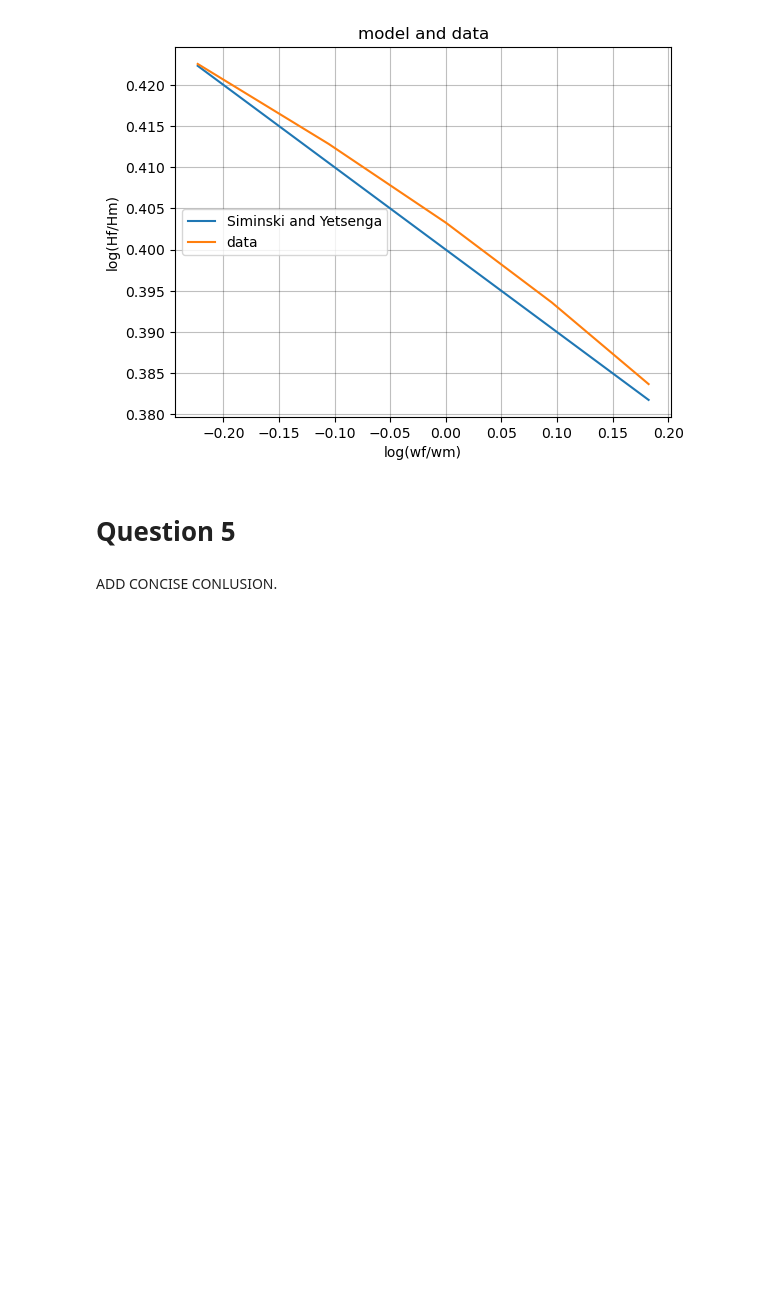
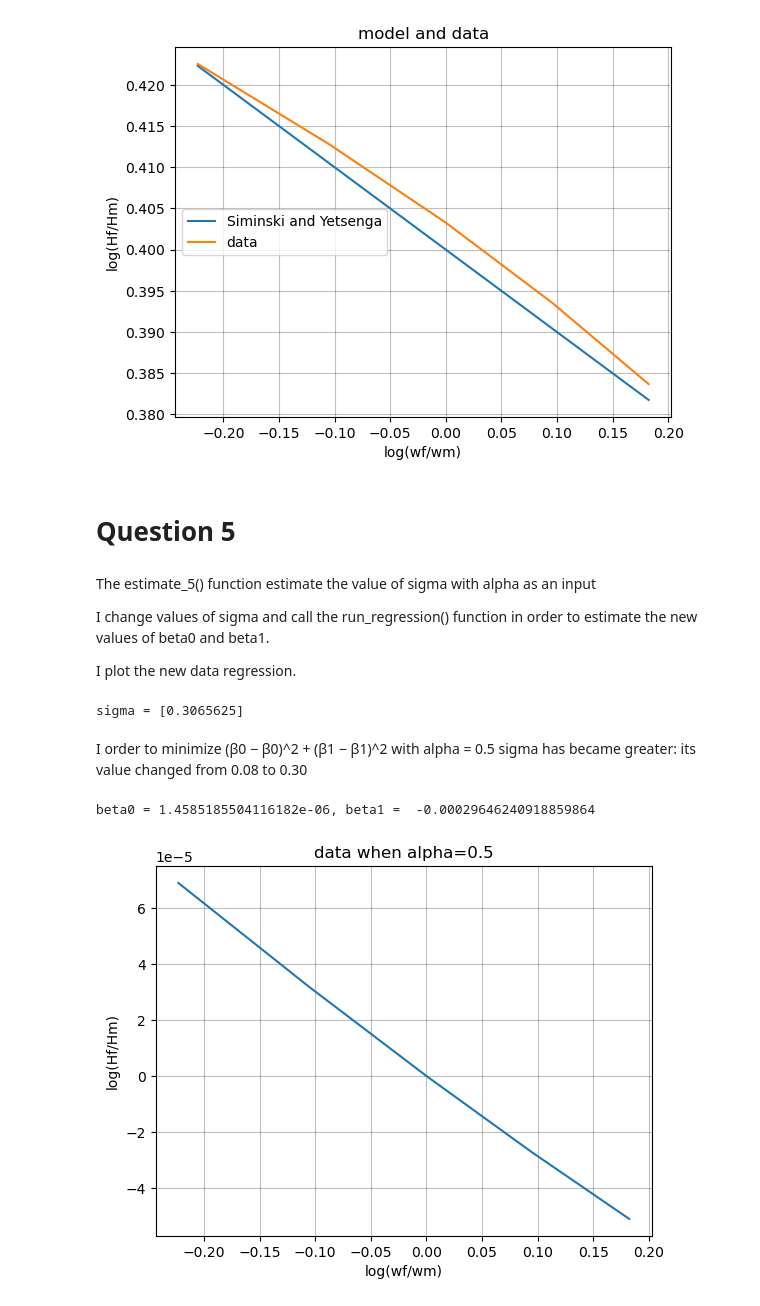
Before and after one commit to NumEconCopenhagen/projects-2023-michele-scola, a Jupyter notebook: inauguralproject/inauguralproject.ipynb, the cells around one changed output. Drawn from its saved outputs; the diff is of its cells as text; code cells hidden in the pictures; blank space fills up the shorter version.

```diff
--- a/inauguralproject/inauguralproject.ipynb
+++ b/inauguralproject/inauguralproject.ipynb
@@ -149,5 +161,43 @@ ax.legend(loc='center left');
 [figure]
 # %% [markdown]
 # Question 5
-# %% [markdown]
-ADD CONCISE CONLUSION.
+# %% [markdown]
+The estimate_5() function estimate the value of sigma with alpha as an input
+
+I change values of sigma and call the run_regression() function in order to estimate the new values of beta0 and beta1.
+
+I plot the new data regression.
+# %%
+#estimate sigma
+model = HouseholdSpecializationModelClass()
+alpha_5 = 0.5
+model.estimate_5(alpha_5)
+# %% [output]
+sigma = [0.3065625]
+# %% [markdown]
+I order to minimize (β0 − β0)^2 + (β1 − β1)^2 with alpha = 0.5 sigma has became greater: its value changed from 0.08 to 0.30
+# %%
+#estimate beta0 and beta1
+model.par.alpha = alpha_5
+model.par.sigma = model.sol.sigma_sol
+model.run_regression()
+model.sol.log_ratio_vec = np.log(model.sol.HF_vec/model.sol.HM_vec)
+print(f'beta0 = {model.sol.beta0}, beta1 =  {model.sol.beta1}')
+# %% [output]
+beta0 = 1.4585185504116182e-06, beta1 =  -0.00029646240918859864
+# %%
+#plotting
+model.par.alpha = 0.5
+model.par.sigma = model.sol.sigma_sol
+model.run_regression()
+fig = plt.figure()
+ax = fig.add_subplot(1,1,1)
+x2 = np.log(model.par.wF_vec)
+y2 = model.sol.log_ratio_vec
+ax.plot(x2,y2)
+ax.plot()
+ax.set_title('data when alpha=0.5')
+ax.set_xlabel('log(wf/wm)')
+ax.set_ylabel('log(Hf/Hm)');
+# %% [output]
+[figure, added]
```
Also changed, not shown: parts of 8 cells of this notebook, 2 other files.
